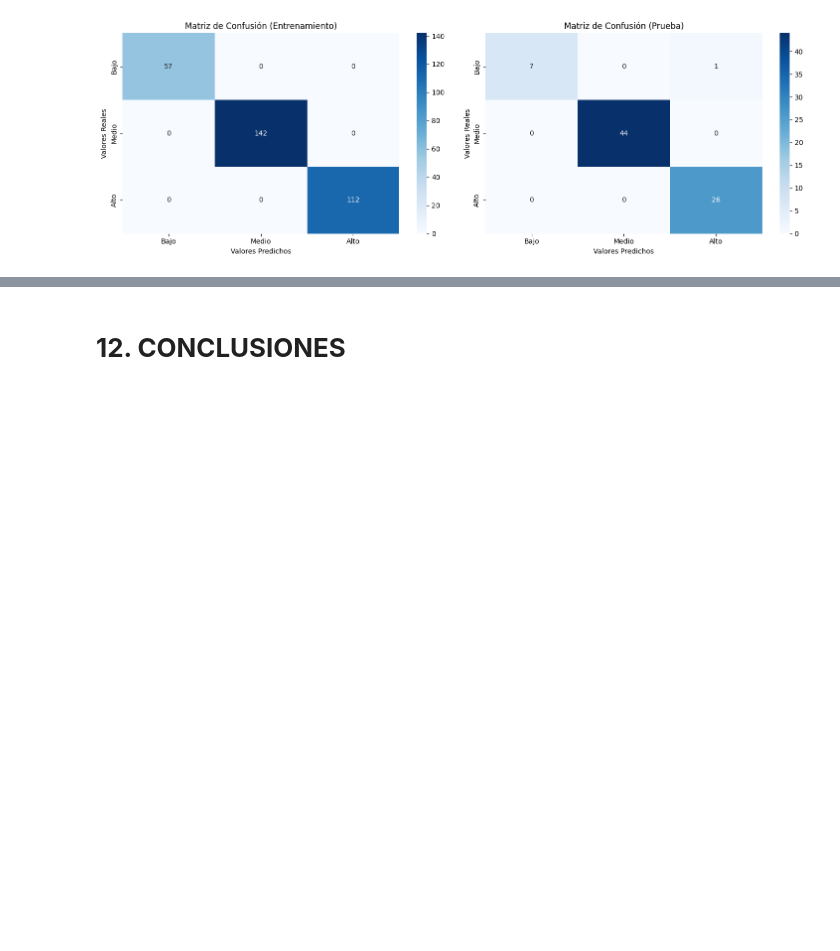
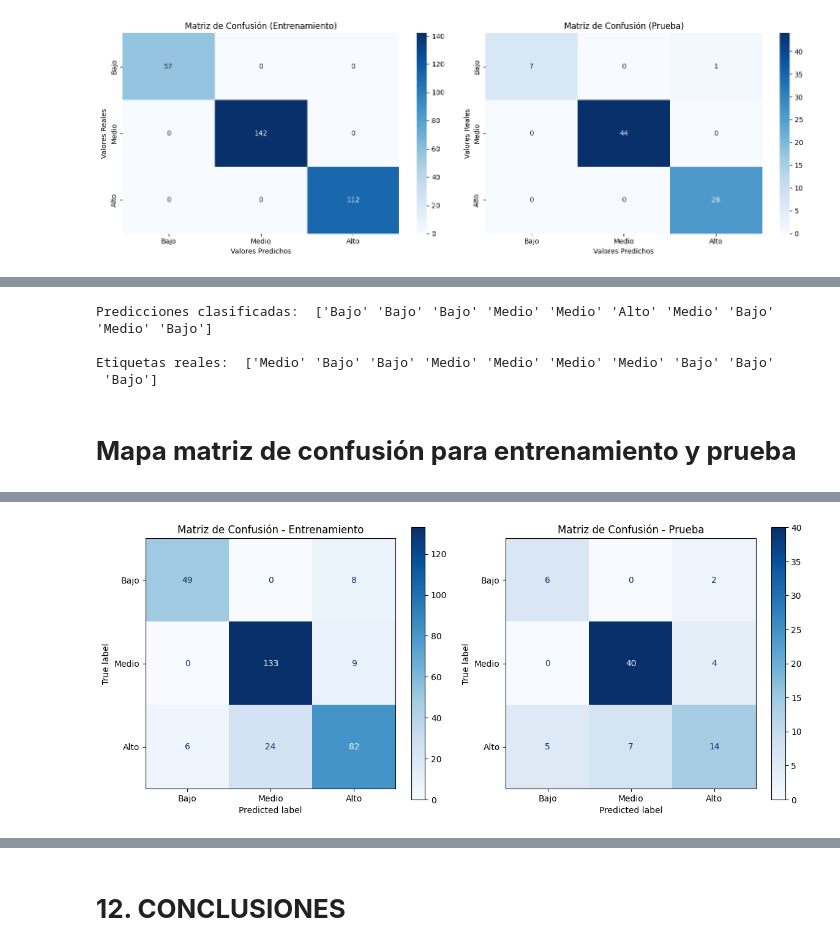
Before and after one commit to JoelByron/AI_Camp_TalentoTech, a Jupyter notebook: project/Real_Estate_Value_Classification_Project.ipynb, the cells around one changed output, grey strips where cells are left out. Saved outputs shown, nothing was run; the diff lists cells and outputs as text; code cells hidden in the pictures; blank space fills up the shorter version.

```diff
--- a/project/Real_Estate_Value_Classification_Project.ipynb
+++ b/project/Real_Estate_Value_Classification_Project.ipynb
@@ -447,0 +597,18 @@ plt.show()
+# %%
+# Crear el modelo de red neuronal
+model = Sequential()
+# %%
+# Capa de entrada (input layer) con 64 neuronas
+model.add(Dense(64, input_dim=X_train_scaled.shape[1], activation='relu'))
+
+# Capa oculta con 32 neuronas
+model.add(Dense(32, activation='relu'))
+
+# Capa de salida con 'n' neuronas, donde 'n' es el número de categorías en la variable objetivo
+model.add(Dense(len(np.unique(y)), activation='softmax'))
+# %%
+# Compilar el modelo (usamos sparse_categorical_crossentropy para clasificación multiclase)
+model.compile(loss='sparse_categorical_crossentropy', optimizer='adam', metrics=['accuracy'])
+# %%
+# Entrenar el modelo
+model.fit(X_train_scaled, y_train, epochs=10, batch_size=32, validation_data=(X_test_scaled, y_test))
@@ -447,0 +654,45 @@ plt.show()
+# %%
+# Mostrar algunas predicciones junto con las etiquetas reales
+print("\nPredicciones clasificadas: ", predicciones_clasificadas[:10])
+print("\nEtiquetas reales: ", le_categoria.inverse_transform(y_test[:10]))
+# %% [output]
+Predicciones clasificadas:  ['Bajo' 'Bajo' 'Bajo' 'Medio' 'Medio' 'Alto' 'Medio' 'Bajo' 'Medio' 'Bajo']
+
+Etiquetas reales:  ['Medio' 'Bajo' 'Bajo' 'Medio' 'Medio' 'Medio' 'Medio' 'Bajo' 'Bajo'
+ 'Bajo']
+# %% [markdown]
+# **Mapa matriz de confusión para entrenamiento y prueba**
+# %%
+
+
+# Generar predicciones sobre los datos de prueba y entrenamiento
+y_train_pred = model.predict(X_train_scaled)
+y_test_pred = model.predict(X_test_scaled)
+
+# Obtener las clases predichas
+y_train_pred_class = np.argmax(y_train_pred, axis=1)
+y_test_pred_class = np.argmax(y_test_pred, axis=1)
+
+# Crear la matriz de confusión para el conjunto de entrenamiento
+cm_train = confusion_matrix(y_train, y_train_pred_class)
+cm_test = confusion_matrix(y_test, y_test_pred_class)
+
+# Definir las etiquetas de clase
+etiquetas = ['Bajo', 'Medio', 'Alto']
+
+# Crear la visualización de la matriz de confusión para entrenamiento
+fig, ax = plt.subplots(1, 2, figsize=(12, 5))
+
+# Mapa de calor para la matriz de confusión de entrenamiento
+disp_train = ConfusionMatrixDisplay(confusion_matrix=cm_train, display_labels=etiquetas)
+disp_train.plot(cmap='Blues', ax=ax[0])
+ax[0].set_title('Matriz de Confusión - Entrenamiento')
+
+# Mapa de calor para la matriz de confusión de prueba
+disp_test = ConfusionMatrixDisplay(confusion_matrix=cm_test, display_labels=etiquetas)
+disp_test.plot(cmap='Blues', ax=ax[1])
+ax[1].set_title('Matriz de Confusión - Prueba')
+
+plt.tight_layout()
+plt.show()
+# %% [output]
@@ -447,0 +701 @@ plt.show()
+[figure, added]
```
Also changed, not shown: parts of 38 cells of this notebook.
